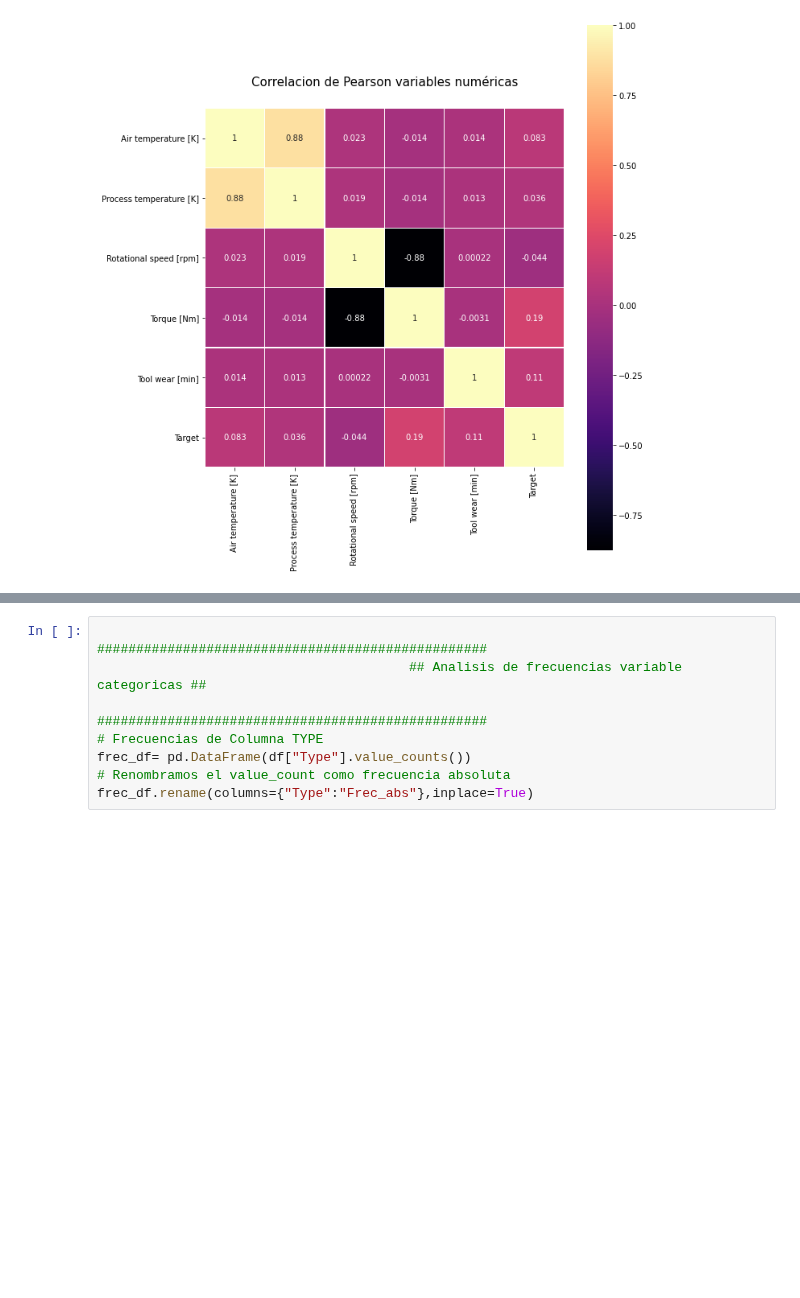
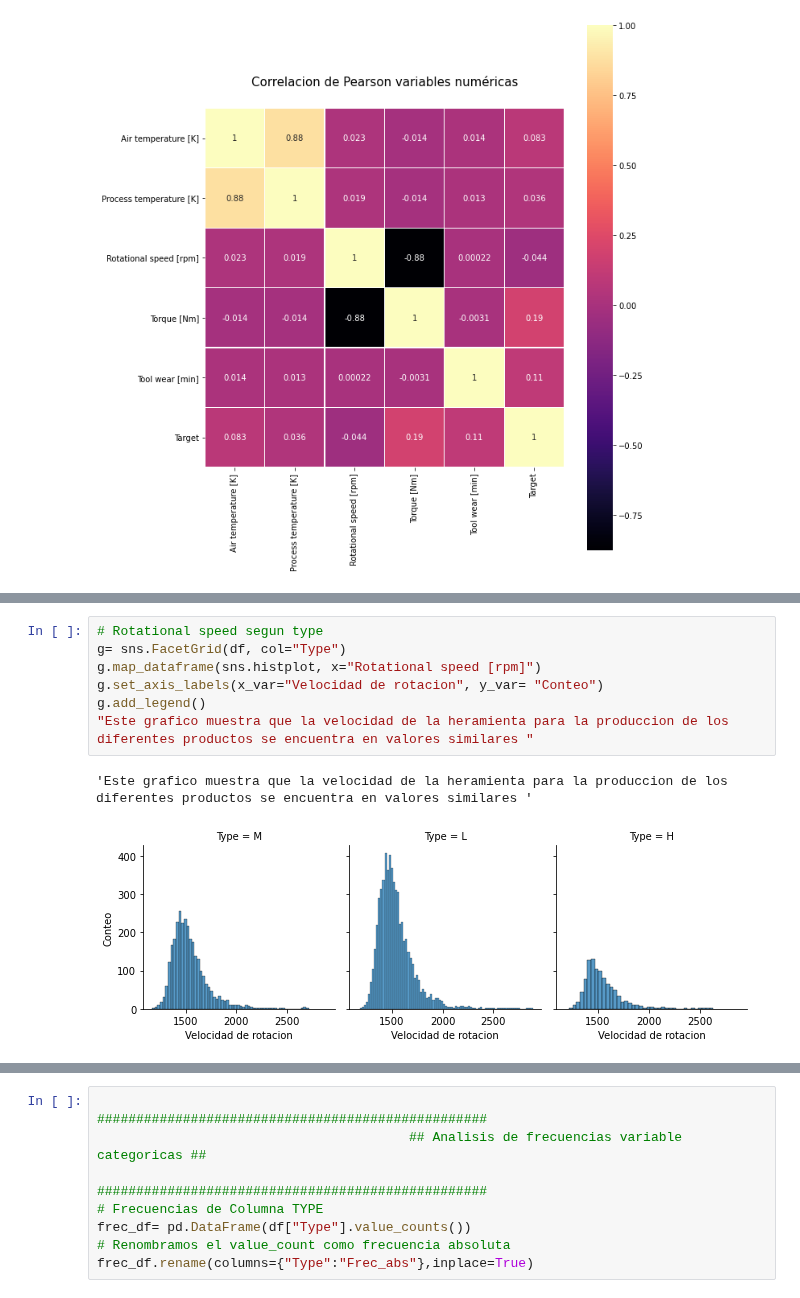
Before and after one commit to maxi879/proyecto_final_coder, a Jupyter notebook: Analisis.ipynb, the cells around one changed output, grey strips where cells are left out. Saved outputs shown, nothing was run; the diff lists cells and outputs as text; blank space fills up the shorter version.

```diff
--- a/Analisis.ipynb
+++ b/Analisis.ipynb
@@ -289,0 +290,10 @@ AttributeError: 'str' object has no attribute 'keys'
+# %%
+# Rotational speed segun type
+g= sns.FacetGrid(df, col="Type")
+g.map_dataframe(sns.histplot, x="Rotational speed [rpm]")
+g.set_axis_labels(x_var="Velocidad de rotacion", y_var= "Conteo")
+g.add_legend()
+"Este grafico muestra que la velocidad de la heramienta para la produccion de los diferentes productos se encuentra en valores similares "
+# %% [output]
+'Este grafico muestra que la velocidad de la heramienta para la produccion de los diferentes productos se encuentra en valores similares '
+[figure, added]
```
Also changed, not shown: parts of 3 cells of this notebook.
